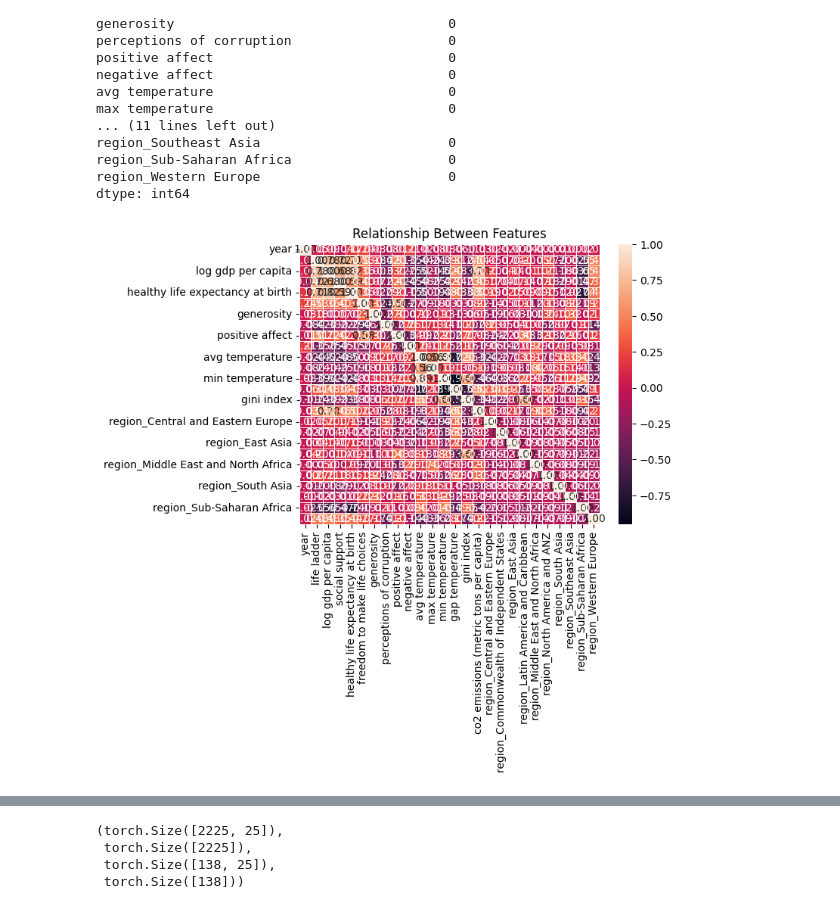
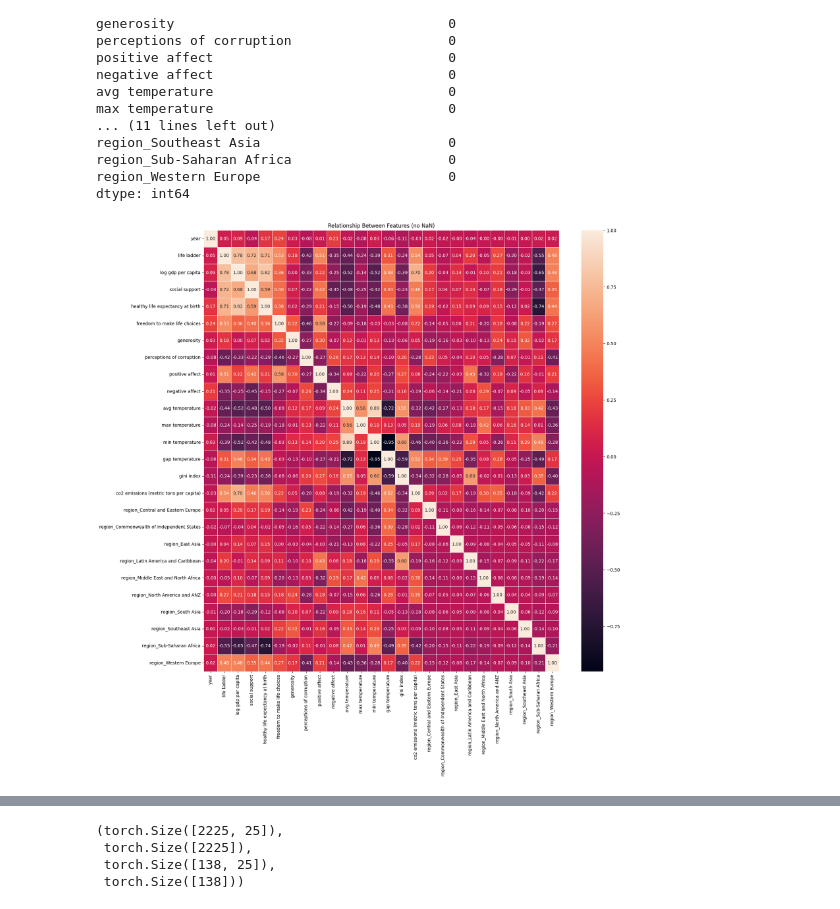
Before and after one commit to bramyeon/sicss-happiness, a Jupyter notebook: model-v2.ipynb, the cells around one changed output, grey strips where cells are left out. Saved outputs shown, nothing was run; the diff lists cells and outputs as text; code cells hidden in the pictures.

```diff
--- a/model-v2.ipynb
+++ b/model-v2.ipynb
@@ -194,10 +222,9 @@ gini index                                0
 co2 emissions (metric tons per capita)    0
 dtype: int64
 # %%
-df_onehot = pd.get_dummies(df, columns=['region'], dtype=float)
-del df_onehot['country']
-
-df_onehot.head(5)
+df = pd.get_dummies(df, columns=['region'], dtype=float)
+del df['country']
+df.head(5)
 # %% [output]
 |  | year | life ladder | log gdp per capita | social support | healthy life expectancy at birth | freedom to make life choices | ... |
 | 0 | 2008 | 3.724 | 7.350 | 0.451 | 50.5 | 0.718 | ... |
@@ -247,9 +274,11 @@ region_Sub-Saharan Africa                    0
 region_Western Europe                        0
 dtype: int64
 # %%
-df_onehot_corr_matrix = df_onehot.corr()
-sns.heatmap(df_onehot_corr_matrix, annot = True, fmt ='.2f', linewidth = .7)
-plt.title('Relationship Between Features')
+plt.figure(figsize=(18,18))
+df_corr_matrix = df.corr()
+sns.heatmap(df_corr_matrix, annot = True, fmt ='.2f', linewidth = .7)
+plt.title('Relationship Between Features (no NaN)')
+plt.savefig(os.path.join(DATA_DIR, f"clean/core-no-nan.png"))
 plt.show()
 # %% [output]
-[figure, old version]
+[figure, new version]
```
Also changed, not shown: parts of 10 cells of this notebook.
